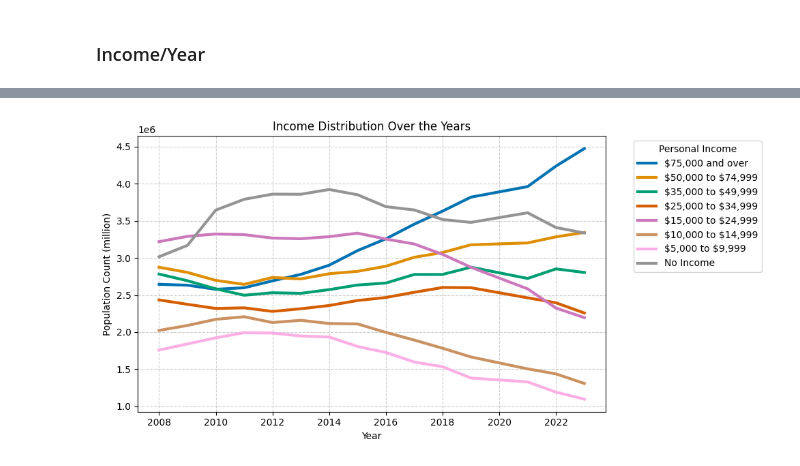
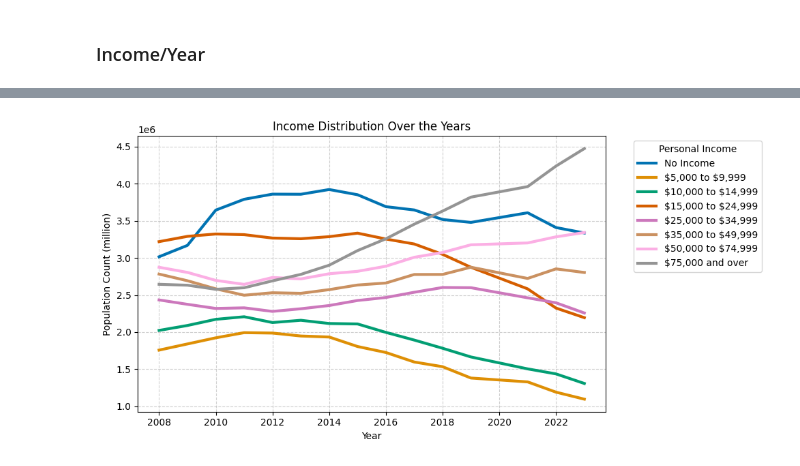
Before and after one commit to ibrahimmkhalid/housing-crisis-california-project, a Jupyter notebook: 3_visualizations.ipynb, the cells around one changed output, grey strips where cells are left out. Drawn from its saved outputs; the diff is of its cells as text; code cells hidden in the pictures.

```diff
--- a/3_visualizations.ipynb
+++ b/3_visualizations.ipynb
@@ -17,5 +43,6 @@ data_paths = {
 df = pd.read_csv(data_paths["data.gov_personal_income"])
 df["Year"] = df["Year"].astype(int)
 df["Population Count"] = df["Population Count"].apply(lambda x: x.replace(",", "")).astype(int)
+df["income_latex"] = df["Personal Income"].apply(lambda x: x.replace("$", "\\$"))
 df.head()
 # %% [output]
@@ -319,7 +314,7 @@ iy_df = (
         & (df["Educational Attainment"] != "Children under 15")
     ]
     .drop(columns=["Gender", "Age", "Educational Attainment", "Race"])
-    .groupby(["Year", "Personal Income"])
+    .groupby(["Year", "Personal Income", "income_latex"])
     .sum()
     .reset_index()
     .copy()
@@ -335,18 +329,0 @@ iy_df.head()
-# %%
-iy_df["Personal Income"] = iy_df["Personal Income"].astype(str).str.replace("$", "\\$")
-income_order = [
-    "\\$75,000 and over",
-    "\\$50,000 to \\$74,999",
-    "\\$35,000 to \\$49,999",
-    "\\$25,000 to \\$34,999",
-    "\\$15,000 to \\$24,999",
-    "\\$10,000 to \\$14,999",
-    "\\$5,000 to \\$9,999",
-    "No Income",
-]
-
-iy_df["Personal Income"] = pd.Categorical(
-    iy_df["Personal Income"], categories=income_order, ordered=True
-)
-iy_df = iy_df.sort_values(["Year", "Personal Income"])
-iy_df.head()
@@ -359,0 +330,4 @@ iy_df.head()
+# %%
+iy_df = reorder_column(iy_df, "Personal Income", income_order)
+iy_df = iy_df.sort_values(["Year", "Personal Income"])
+iy_df.head()
@@ -360,26 +341,27 @@ iy_df.head()
 # %%
 plt.figure(figsize=(10, 5))
 
 sns.lineplot(
     data=iy_df,
     x="Year",
     y="Population Count",
-    hue="Personal Income",
+    hue="income_latex",
+    hue_order=income_order_latex,
     palette="colorblind",
     linewidth=3,
     markersize=10,
 )
 
 plt.xlabel("Year")
 plt.ylabel("Population Count (million)")
 plt.title("Income Distribution Over the Years")
 plt.legend(
     title="Personal Income",
     bbox_to_anchor=(1.05, 1),
     loc="upper left",
 )
 plt.grid(True, linestyle="--", alpha=0.6)
 plt.tight_layout()
 plt.show()
 # %% [output]
-[figure, old version]
+[figure, new version]
```
Also changed, not shown: parts of 17 cells of this notebook.
